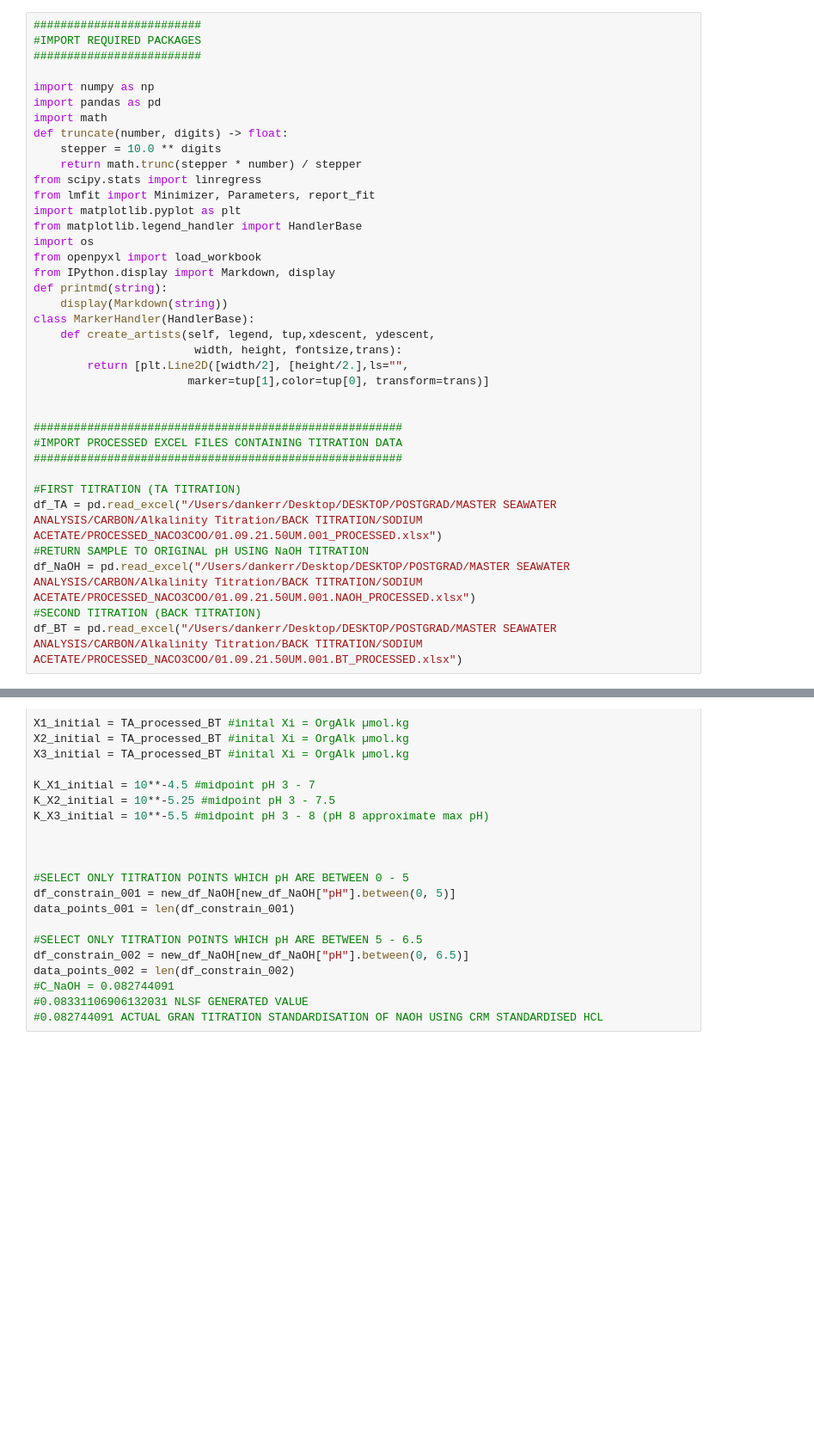
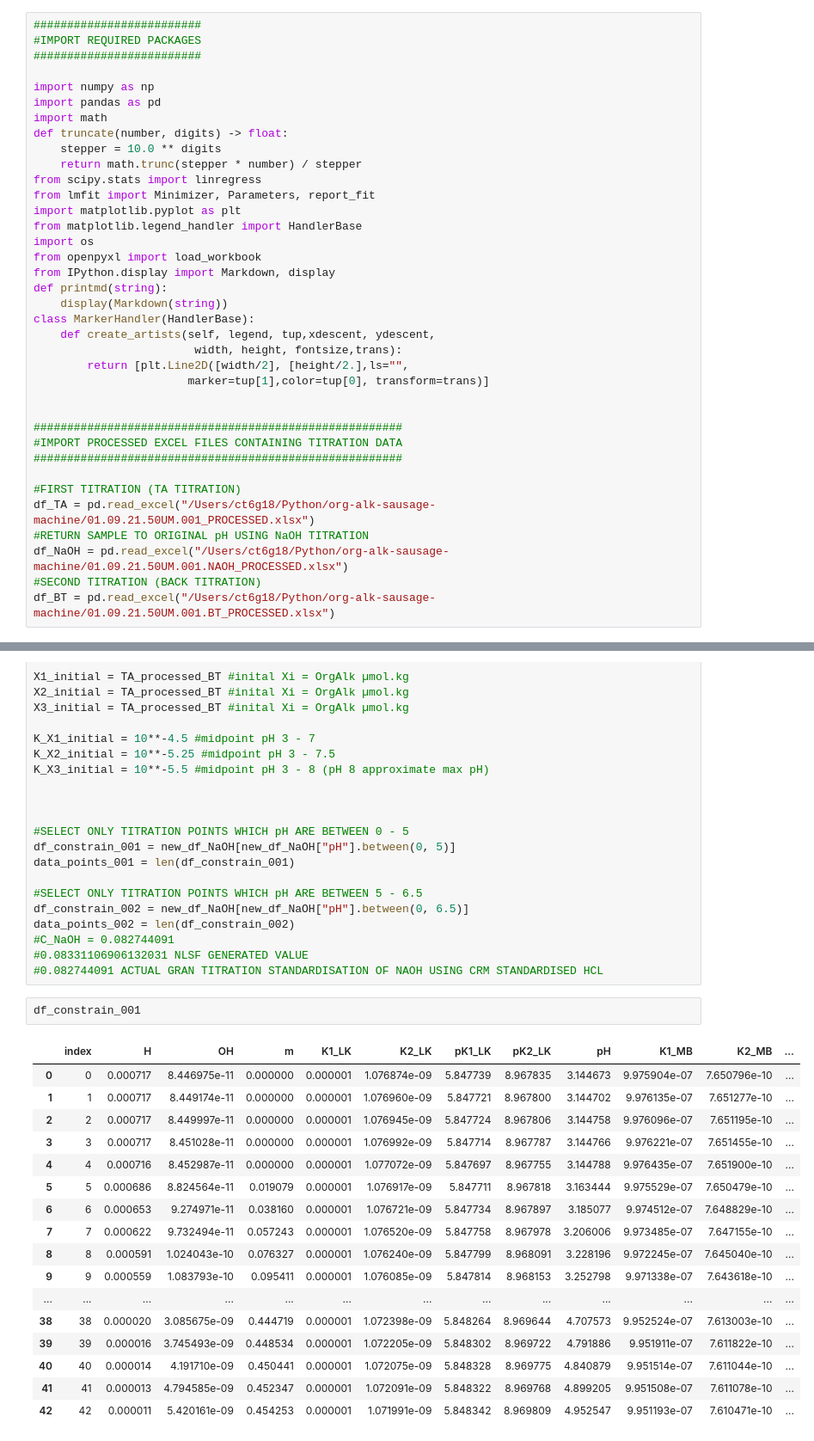
Before and after one commit to charles-turner-1/org-alk-sausage-machine, a Jupyter notebook: NotebookOriginal.ipynb, the cells around one changed output, grey strips where cells are left out. Shown at 86% size. Saved outputs shown, nothing was run; the diff lists cells and outputs as text; blank space fills up the shorter version.

```diff
--- a/NotebookOriginal.ipynb
+++ b/NotebookOriginal.ipynb
@@ -30,11 +30,11 @@ class MarkerHandler(HandlerBase):
 #######################################################
 
 #FIRST TITRATION (TA TITRATION)
-df_TA = pd.read_excel("/Users/dankerr/Desktop/DESKTOP/POSTGRAD/MASTER SEAWATER ANALYSIS/CARBON/Alkalinity Titration/BACK TITRATION/SODIUM ACETATE/PROCESSED_NACO3COO/01.09.21.50UM.001_PROCESSED.xlsx")
+df_TA = pd.read_excel("/Users/ct6g18/Python/org-alk-sausage-machine/01.09.21.50UM.001_PROCESSED.xlsx")
 #RETURN SAMPLE TO ORIGINAL pH USING NaOH TITRATION
-df_NaOH = pd.read_excel("/Users/dankerr/Desktop/DESKTOP/POSTGRAD/MASTER SEAWATER ANALYSIS/CARBON/Alkalinity Titration/BACK TITRATION/SODIUM ACETATE/PROCESSED_NACO3COO/01.09.21.50UM.001.NAOH_PROCESSED.xlsx")
+df_NaOH = pd.read_excel("/Users/ct6g18/Python/org-alk-sausage-machine/01.09.21.50UM.001.NAOH_PROCESSED.xlsx")
 #SECOND TITRATION (BACK TITRATION)
-df_BT = pd.read_excel("/Users/dankerr/Desktop/DESKTOP/POSTGRAD/MASTER SEAWATER ANALYSIS/CARBON/Alkalinity Titration/BACK TITRATION/SODIUM ACETATE/PROCESSED_NACO3COO/01.09.21.50UM.001.BT_PROCESSED.xlsx")
+df_BT = pd.read_excel("/Users/ct6g18/Python/org-alk-sausage-machine/01.09.21.50UM.001.BT_PROCESSED.xlsx")
 # %%
 
 ####################################################################
@@ -560,6 +574,26 @@ data_points_002 = len(df_constrain_002)
 #C_NaOH = 0.082744091
 #0.08331106906132031 NLSF GENERATED VALUE
 #0.082744091 ACTUAL GRAN TITRATION STANDARDISATION OF NAOH USING CRM STANDARDISED HCL
+# %%
+df_constrain_001
+# %% [output]
+|  | index | H | OH | m | K1_LK | K2_LK | pK1_LK | pK2_LK | pH | K1_MB | K2_MB | ... |
+| 0 | 0 | 0.000717 | 8.446975e-11 | 0.000000 | 0.000001 | 1.076874e-09 | 5.847739 | 8.967835 | 3.144673 | 9.975904e-07 | 7.650796e-10 | ... |
+| 1 | 1 | 0.000717 | 8.449174e-11 | 0.000000 | 0.000001 | 1.076960e-09 | 5.847721 | 8.967800 | 3.144702 | 9.976135e-07 | 7.651277e-10 | ... |
+| 2 | 2 | 0.000717 | 8.449997e-11 | 0.000000 | 0.000001 | 1.076945e-09 | 5.847724 | 8.967806 | 3.144758 | 9.976096e-07 | 7.651195e-10 | ... |
+| 3 | 3 | 0.000717 | 8.451028e-11 | 0.000000 | 0.000001 | 1.076992e-09 | 5.847714 | 8.967787 | 3.144766 | 9.976221e-07 | 7.651455e-10 | ... |
+| 4 | 4 | 0.000716 | 8.452987e-11 | 0.000000 | 0.000001 | 1.077072e-09 | 5.847697 | 8.967755 | 3.144788 | 9.976435e-07 | 7.651900e-10 | ... |
+| 5 | 5 | 0.000686 | 8.824564e-11 | 0.019079 | 0.000001 | 1.076917e-09 | 5.847711 | 8.967818 | 3.163444 | 9.975529e-07 | 7.650479e-10 | ... |
+| 6 | 6 | 0.000653 | 9.274971e-11 | 0.038160 | 0.000001 | 1.076721e-09 | 5.847734 | 8.967897 | 3.185077 | 9.974512e-07 | 7.648829e-10 | ... |
+| 7 | 7 | 0.000622 | 9.732494e-11 | 0.057243 | 0.000001 | 1.076520e-09 | 5.847758 | 8.967978 | 3.206006 | 9.973485e-07 | 7.647155e-10 | ... |
+| 8 | 8 | 0.000591 | 1.024043e-10 | 0.076327 | 0.000001 | 1.076240e-09 | 5.847799 | 8.968091 | 3.228196 | 9.972245e-07 | 7.645040e-10 | ... |
+| 9 | 9 | 0.000559 | 1.083793e-10 | 0.095411 | 0.000001 | 1.076085e-09 | 5.847814 | 8.968153 | 3.252798 | 9.971338e-07 | 7.643618e-10 | ... |
+| ... | ... | ... | ... | ... | ... | ... | ... | ... | ... | ... | ... | ... |
+| 38 | 38 | 0.000020 | 3.085675e-09 | 0.444719 | 0.000001 | 1.072398e-09 | 5.848264 | 8.969644 | 4.707573 | 9.952524e-07 | 7.613003e-10 | ... |
+| 39 | 39 | 0.000016 | 3.745493e-09 | 0.448534 | 0.000001 | 1.072205e-09 | 5.848302 | 8.969722 | 4.791886 | 9.951911e-07 | 7.611822e-10 | ... |
+| 40 | 40 | 0.000014 | 4.191710e-09 | 0.450441 | 0.000001 | 1.072075e-09 | 5.848328 | 8.969775 | 4.840879 | 9.951514e-07 | 7.611044e-10 | ... |
+| 41 | 41 | 0.000013 | 4.794585e-09 | 0.452347 | 0.000001 | 1.072091e-09 | 5.848322 | 8.969768 | 4.899205 | 9.951508e-07 | 7.611078e-10 | ... |
+| 42 | 42 | 0.000011 | 5.420161e-09 | 0.454253 | 0.000001 | 1.071991e-09 | 5.848342 | 8.969809 | 4.952547 | 9.951193e-07 | 7.610471e-10 | ... |
 # %%
 ##################################################################
 ############################## 001 ###############################
```
Also changed, not shown: parts of 9 cells of this notebook.
